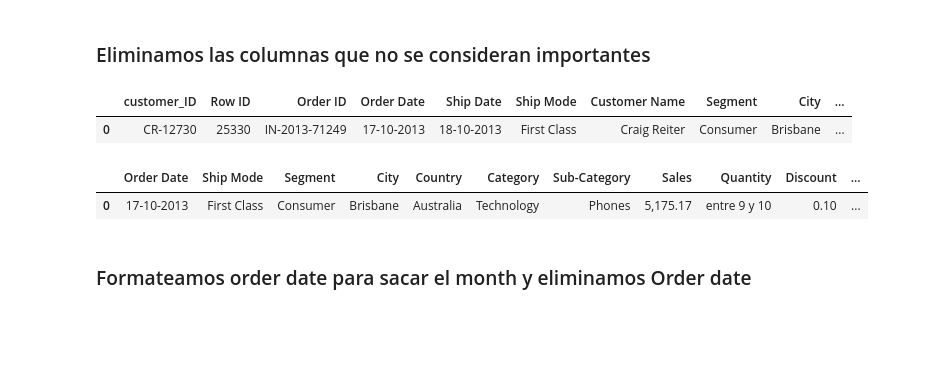
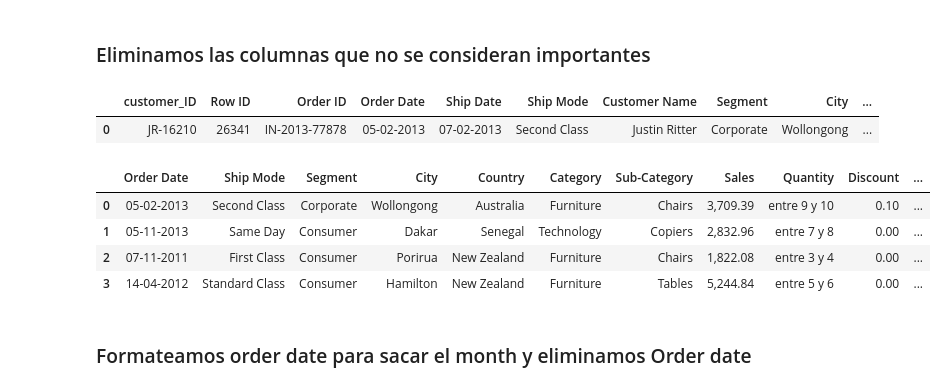
Before and after one commit to jgilsu11/Proyecto9-Clustering, a Jupyter notebook: Notebooks/Modelos/Modelo 3/nulos2.ipynb, the cells around one changed output. Saved outputs shown, nothing was run; the diff lists cells and outputs as text; code cells hidden in the pictures; blank space fills up the shorter version.

```diff
--- a/Notebooks/Modelos/Modelo 3/nulos2.ipynb
+++ b/Notebooks/Modelos/Modelo 3/nulos2.ipynb
@@ -37,5 +37,5 @@ pd.options.display.float_format = "{:,.2f}".format
 # %%
-df_crudo=pd.read_csv("..\..\..\datos\datos0\datos_clusterizados0.csv")
+df_crudo=pd.read_csv("..\..\..\datos\datos2\datos_clusterizados2.csv")
 # %%
 df_crudo.head()
 # %% [output]
@@ -124,16 +124,19 @@ Mostrando 5 categorías con más valores del total de 1336 categorías (5/1336)
 df_crudo.head(1)
 # %% [output]
 |  | customer_ID | Row ID | Order ID | Order Date | Ship Date | Ship Mode | Customer Name | Segment | City | ... |
-| 0 | CR-12730 | 25330 | IN-2013-71249 | 17-10-2013 | 18-10-2013 | First Class | Craig Reiter | Consumer | Brisbane | ... |
+| 0 | JR-16210 | 26341 | IN-2013-77878 | 05-02-2013 | 07-02-2013 | Second Class | Justin Ritter | Corporate | Wollongong | ... |
 # %%
 lista_eliminar0=["customer_ID", "Row ID", "Order ID", "Ship Date", "Customer Name", "State", "Market", "Region", "Product ID", "Product Name", "Profit", "Shipping Cost", "cluster"]
 # %%
 df_crudo.drop(columns=lista_eliminar0, inplace=True)
 # %%
-df_crudo.head(1)
+df_crudo.head(4)
 # %% [output]
 |  | Order Date | Ship Mode | Segment | City | Country | Category | Sub-Category | Sales | Quantity | Discount | ... |
-| 0 | 17-10-2013 | First Class | Consumer | Brisbane | Australia | Technology | Phones | 5,175.17 | entre 9 y 10 | 0.10 | ... |
+| 0 | 05-02-2013 | Second Class | Corporate | Wollongong | Australia | Furniture | Chairs | 3,709.39 | entre 9 y 10 | 0.10 | ... |
+| 1 | 05-11-2013 | Same Day | Consumer | Dakar | Senegal | Technology | Copiers | 2,832.96 | entre 7 y 8 | 0.00 | ... |
+| 2 | 07-11-2011 | First Class | Consumer | Porirua | New Zealand | Furniture | Chairs | 1,822.08 | entre 3 y 4 | 0.00 | ... |
+| 3 | 14-04-2012 | Standard Class | Consumer | Hamilton | New Zealand | Furniture | Tables | 5,244.84 | entre 5 y 6 | 0.00 | ... |
 # %% [markdown]
 ### Formateamos order date para sacar el month y eliminamos Order date
 # %%
```
Also changed, not shown: parts of 22 cells of this notebook, 26 other files.
